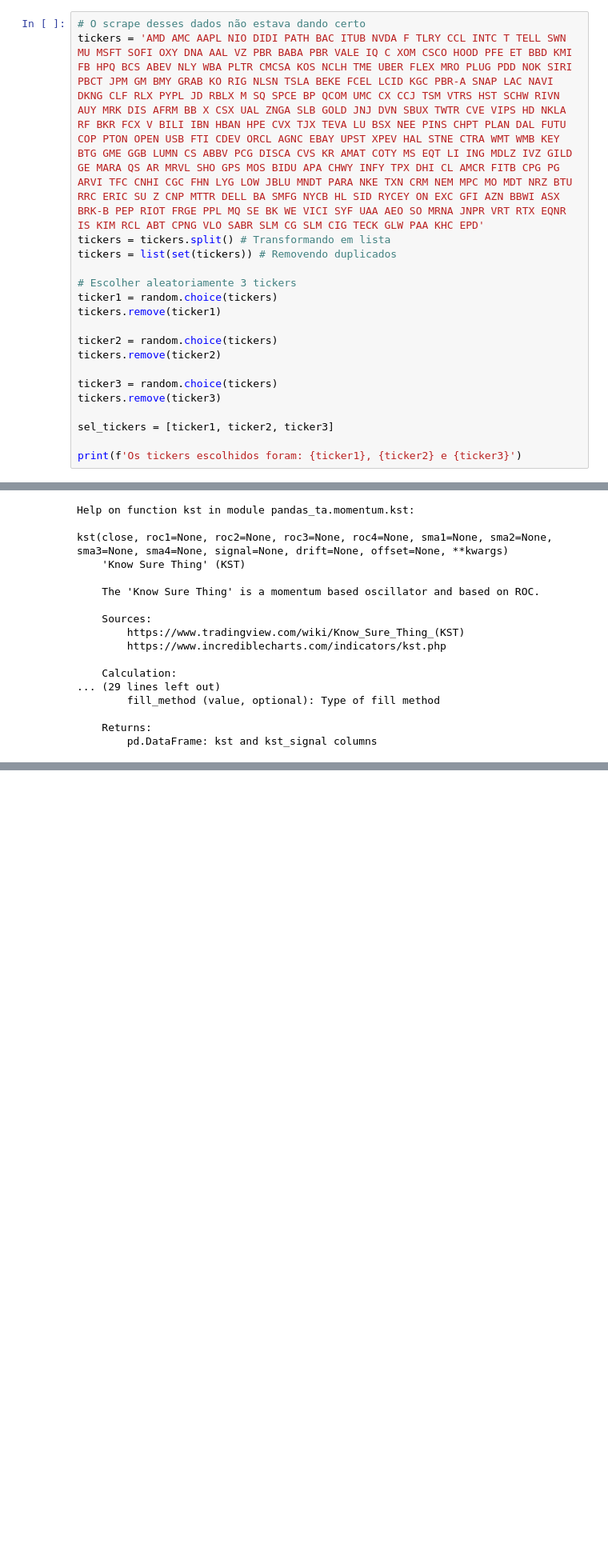
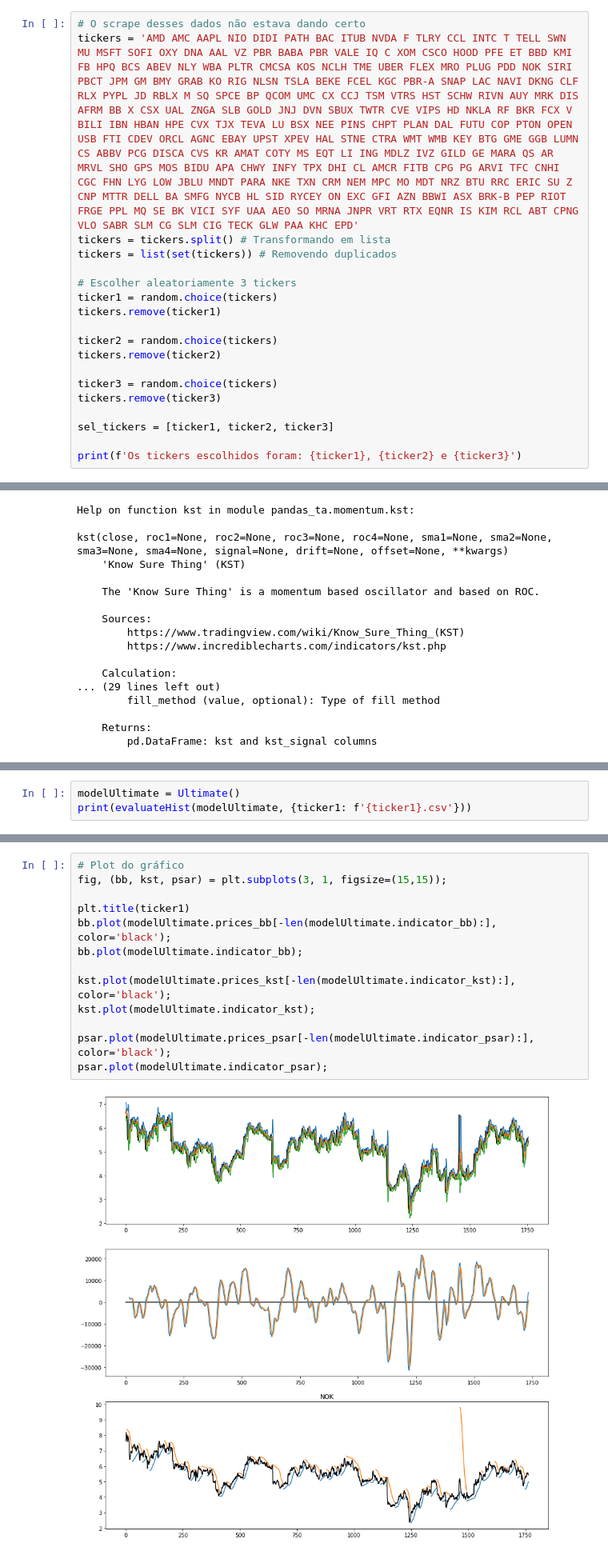
Before and after one commit to viniciusmm7/projeto-algotrading, a Jupyter notebook: Projeto.ipynb, the cells around one changed output, grey strips where cells are left out. Shown at 80% size. Cells and saved outputs as stored; diff of their text form; blank space fills up the shorter version.

```diff
--- a/Projeto.ipynb
+++ b/Projeto.ipynb
@@ -113,7 +113,7 @@ from dateutil.relativedelta import relativedelta
 from backtesting import evaluateHist, evaluateIntr, Strategy, Order
 # %%
 # O scrape desses dados não estava dando certo
-tickers = 'AMD AMC AAPL NIO DIDI PATH BAC ITUB NVDA F TLRY CCL INTC T TELL SWN MU MSFT SOFI OXY DNA AAL VZ PBR BABA PBR VALE IQ C XOM CSCO HOOD PFE ET BBD KMI FB HPQ BCS ABEV NLY WBA PLTR CMCSA KOS NCLH TME UBER FLEX MRO PLUG PDD NOK SIRI PBCT JPM GM BMY GRAB KO RIG NLSN TSLA BEKE FCEL LCID KGC PBR-A SNAP LAC NAVI DKNG CLF RLX PYPL JD RBLX M SQ SPCE BP QCOM UMC CX CCJ TSM VTRS HST SCHW RIVN AUY MRK DIS AFRM BB X CSX UAL ZNGA SLB GOLD JNJ DVN SBUX TWTR CVE VIPS HD NKLA RF BKR FCX V BILI IBN HBAN HPE CVX TJX TEVA LU BSX NEE PINS CHPT PLAN DAL FUTU COP PTON OPEN USB FTI CDEV ORCL AGNC EBAY UPST XPEV HAL STNE CTRA WMT WMB KEY BTG GME GGB LUMN CS ABBV PCG DISCA CVS KR AMAT COTY MS EQT LI ING MDLZ IVZ GILD GE MARA QS AR MRVL SHO GPS MOS BIDU APA CHWY INFY TPX DHI CL AMCR FITB CPG PG ARVI TFC CNHI CGC FHN LYG LOW JBLU MNDT PARA NKE TXN CRM NEM MPC MO MDT NRZ BTU RRC ERIC SU Z CNP MTTR DELL BA SMFG NYCB HL SID RYCEY ON EXC GFI AZN BBWI ASX BRK-B PEP RIOT FRGE PPL MQ SE BK WE VICI SYF UAA AEO SO MRNA JNPR VRT RTX EQNR IS KIM RCL ABT CPNG VLO SABR SLM CG SLM CIG TECK GLW PAA KHC EPD'
+tickers = 'AMD AMC AAPL NIO DIDI PATH BAC ITUB NVDA F TLRY CCL INTC T TELL SWN MU MSFT SOFI OXY DNA AAL VZ PBR BABA PBR VALE IQ C XOM CSCO HOOD PFE ET BBD KMI FB HPQ BCS ABEV NLY WBA PLTR CMCSA KOS NCLH TME UBER FLEX MRO PLUG PDD NOK SIRI PBCT JPM GM BMY GRAB KO RIG NLSN TSLA BEKE FCEL KGC PBR-A SNAP LAC NAVI DKNG CLF RLX PYPL JD RBLX M SQ SPCE BP QCOM UMC CX CCJ TSM VTRS HST SCHW RIVN AUY MRK DIS AFRM BB X CSX UAL ZNGA SLB GOLD JNJ DVN SBUX TWTR CVE VIPS HD NKLA RF BKR FCX V BILI IBN HBAN HPE CVX TJX TEVA LU BSX NEE PINS CHPT PLAN DAL FUTU COP PTON OPEN USB FTI CDEV ORCL AGNC EBAY UPST XPEV HAL STNE CTRA WMT WMB KEY BTG GME GGB LUMN CS ABBV PCG DISCA CVS KR AMAT COTY MS EQT LI ING MDLZ IVZ GILD GE MARA QS AR MRVL SHO GPS MOS BIDU APA CHWY INFY TPX DHI CL AMCR FITB CPG PG ARVI TFC CNHI CGC FHN LYG LOW JBLU MNDT PARA NKE TXN CRM NEM MPC MO MDT NRZ BTU RRC ERIC SU Z CNP MTTR DELL BA SMFG NYCB HL SID RYCEY ON EXC GFI AZN BBWI ASX BRK-B PEP RIOT FRGE PPL MQ SE BK VICI SYF UAA AEO SO MRNA JNPR VRT RTX EQNR IS KIM RCL ABT CPNG VLO SABR SLM CG SLM CIG TECK GLW PAA KHC EPD'
 tickers = tickers.split() # Transformando em lista
 tickers = list(set(tickers)) # Removendo duplicados
 
@@ -982,0 +508,3 @@ df3
+# %%
+modelUltimate = Ultimate()
+print(evaluateHist(modelUltimate, {ticker1: f'{ticker1}.csv'}))
@@ -982,0 +518,15 @@ df3
+# %%
+# Plot do gráfico
+fig, (bb, kst, psar) = plt.subplots(3, 1, figsize=(15,15));
+
+plt.title(ticker1)
+bb.plot(modelUltimate.prices_bb[-len(modelUltimate.indicator_bb):], color='black');
+bb.plot(modelUltimate.indicator_bb);
+
+kst.plot(modelUltimate.prices_kst[-len(modelUltimate.indicator_kst):], color='black');
+kst.plot(modelUltimate.indicator_kst);
+
+psar.plot(modelUltimate.prices_psar[-len(modelUltimate.indicator_psar):], color='black');
+psar.plot(modelUltimate.indicator_psar);
+# %% [output]
+[figure, added]
```
Also changed, not shown: parts of 68 cells of this notebook.
